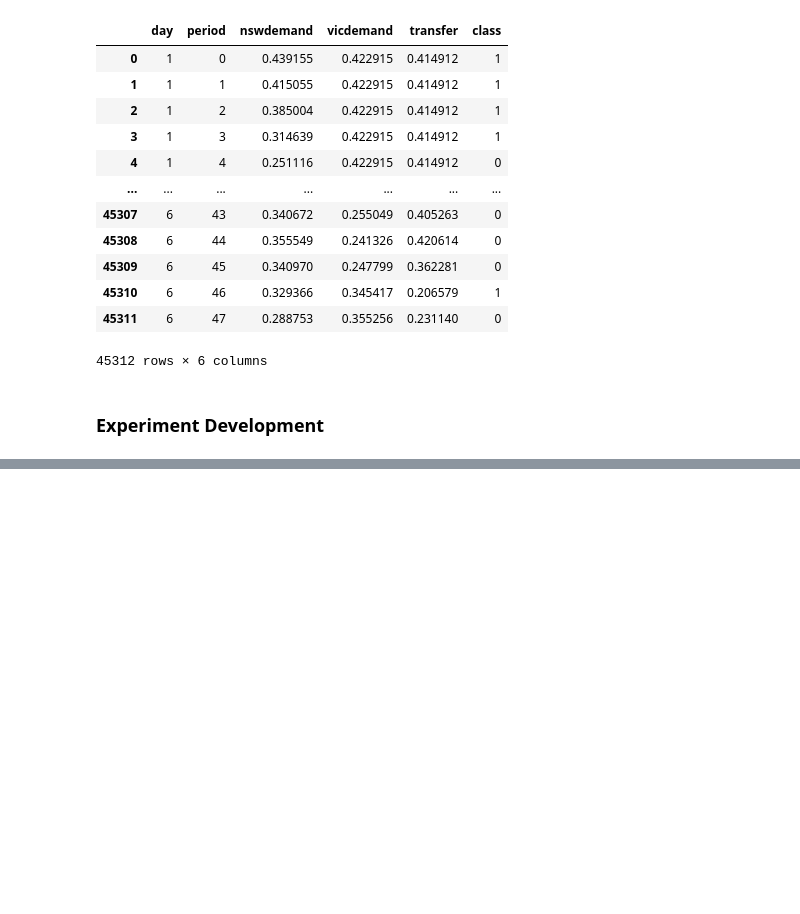
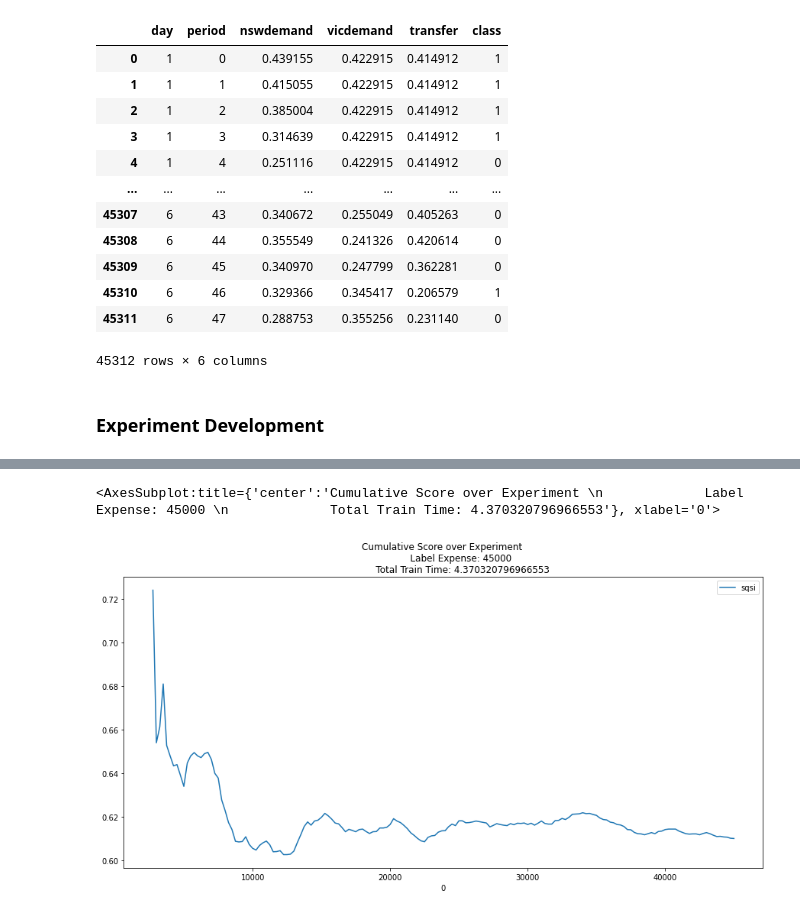
Before and after one commit to fastforwardlabs/concept-drift, a Jupyter notebook: notebooks/Test_Harness_Dev.ipynb, the cells around one changed output, grey strips where cells are left out. Drawn from its saved outputs; the diff is of its cells as text; code cells hidden in the pictures; blank space fills up the shorter version.

```diff
--- a/notebooks/Test_Harness_Dev.ipynb
+++ b/notebooks/Test_Harness_Dev.ipynb
@@ -95 +105,6 @@ topline.run()
+# %%
+plot_experiment_error(sqsi_mr)
+# %% [output]
+<AxesSubplot:title={'center':'Cumulative Score over Experiment \n             Label Expense: 45000 \n             Total Train Time: 4.370320796966553'}, xlabel='0'>
+[figure, added]
 # %%
```
Also changed, not shown: parts of 30 cells of this notebook, 1 other file.
